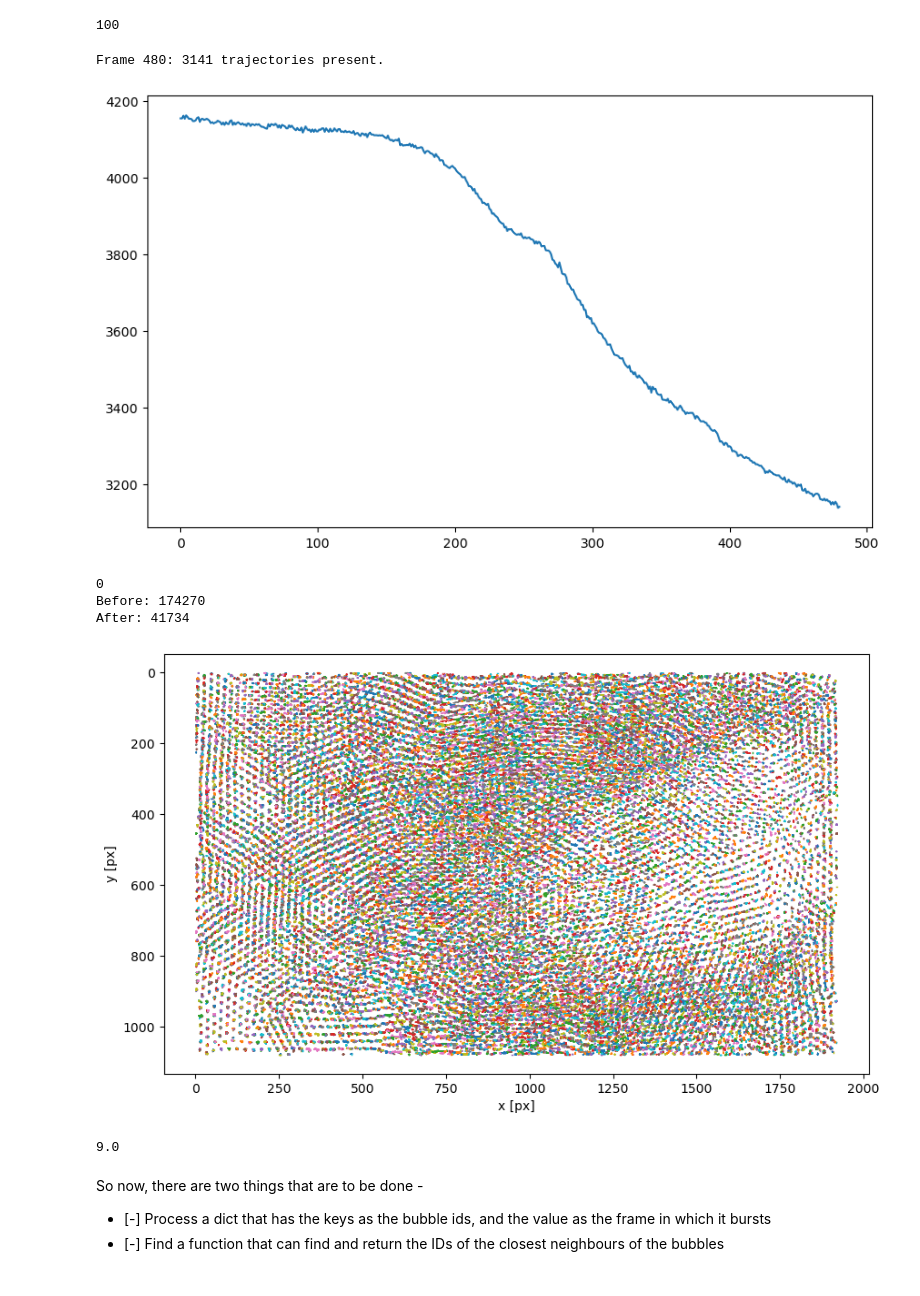
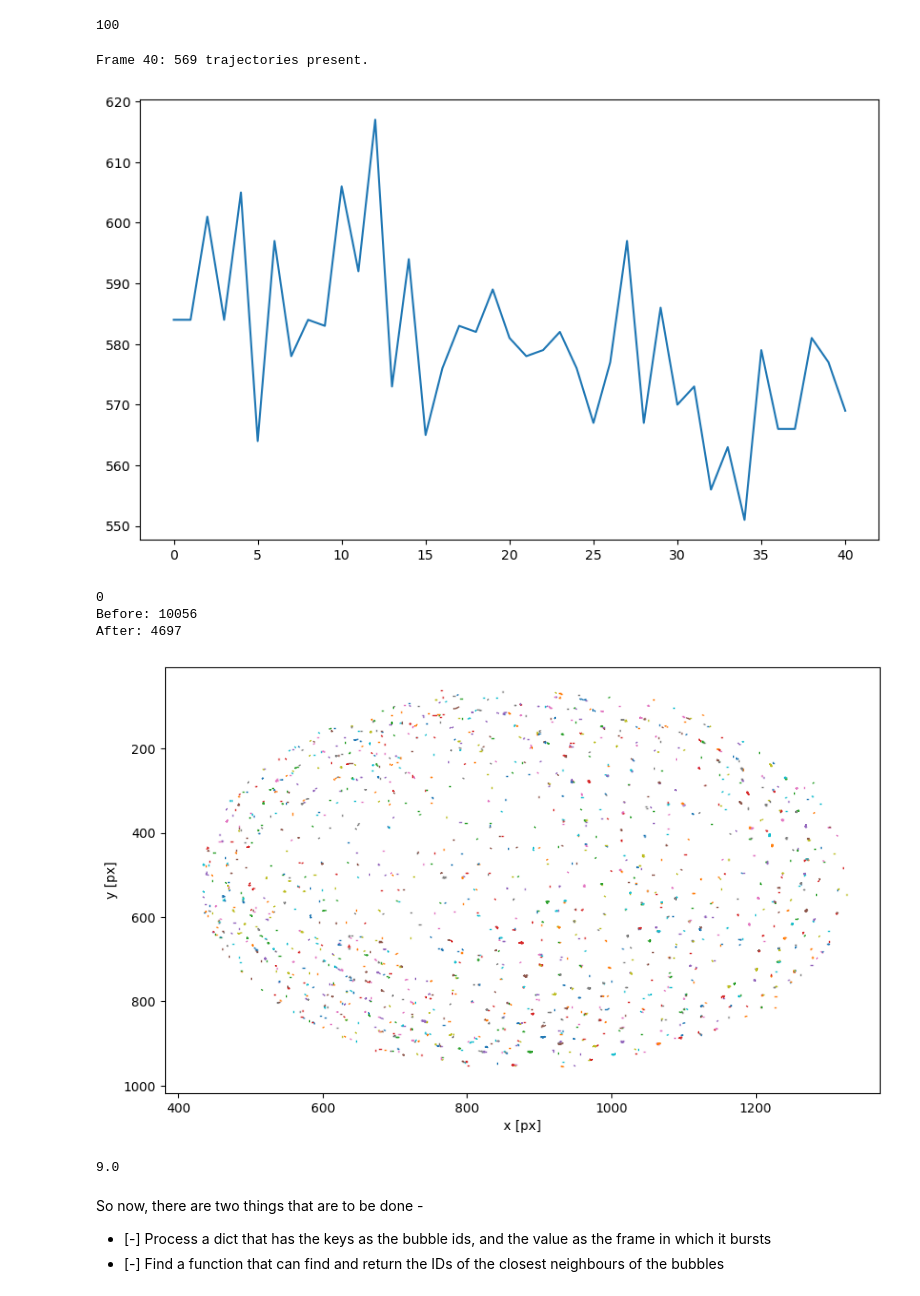
Before and after one commit to CasioWave/bubble-video-analysis, a Jupyter notebook: Bubble Analysis.ipynb, the cells around one changed output. Drawn from its saved outputs; the diff is of its cells as text; code cells hidden in the pictures.

```diff
--- a/Bubble Analysis.ipynb
+++ b/Bubble Analysis.ipynb
@@ -16,15 +16,15 @@ from IPython.display import clear_output
 mpl.rc('figure',  figsize=(10, 6))
 mpl.rc('image', cmap='gray')
 # %%
-file = "/home/dsarkar/Documents/Study/BB LAB/C0120.MP4" # The file that will be analysed
+file = "/run/media/dsarkar/One Touch/Avalanche in petri dish/new/7.MP4" # The file that will be analysed
 
 cam = cv2.VideoCapture(file)
 
 currentframe = 0
 fps = 120
 initialtime = 0 # Initial Time mentioned in seconds
-length = 60 #Length of the clip to be analysed mentioned in seconds
-skip = 15 #Number of frames to skip
+length = 10 #Length of the clip to be analysed mentioned in seconds
+skip = 30 #Number of frames to skip
 data = []
 num = []
 property_id = int(cv2.CAP_PROP_FRAME_COUNT)
@@ -68,7 +68,7 @@ t = tp.link_df(features, 2, memory=10)
 del data
 del features
 # %% [output]
-Frame 480: 3141 trajectories present.
+Frame 40: 569 trajectories present.
 # %%
 plt.plot(range(len(num)),num)
 plt.show()
@@ -78,38 +78,38 @@ t_h = 0
 for i in range(len(num)):
     if num[i] <= N_0//2:
         print('T 1/2 assigned')
         t_h = i
         break
     else:
         pass
 print(t_h)
 
 # Remove spurious tracked particles that do not survive for more than 10 frames
-t1 = tp.filter_stubs(t,10)
+t1 = tp.filter_stubs(t,2)
 print('Before:', t['particle'].nunique())
 print('After:', t1['particle'].nunique())
 
 plt.figure()
 tp.plot_traj(t1);
 
 #t2 = t1[t1.particle.duplicated(keep=False)].sort_values("particle")
 #t2.index.names = ['ID']
 #t2 = t2.reset_index()
 
 def avg(x):
     s = 0
     for i in x:
         s+=i
     return s/len(x)
 # Calculating average radius of bubbles
 radius = avg(rad)
 print(radius)
 # %% [output]
-[figure, old version]
+[figure, new version]
 0
-Before: 174270
-After: 41734
+Before: 10056
+After: 4697
-[figure, old version]
+[figure, new version]
 9.0
 # %%
 t1.columns = ['y','x','frames','particle']
```
Also changed, not shown: parts of 8 cells of this notebook.
